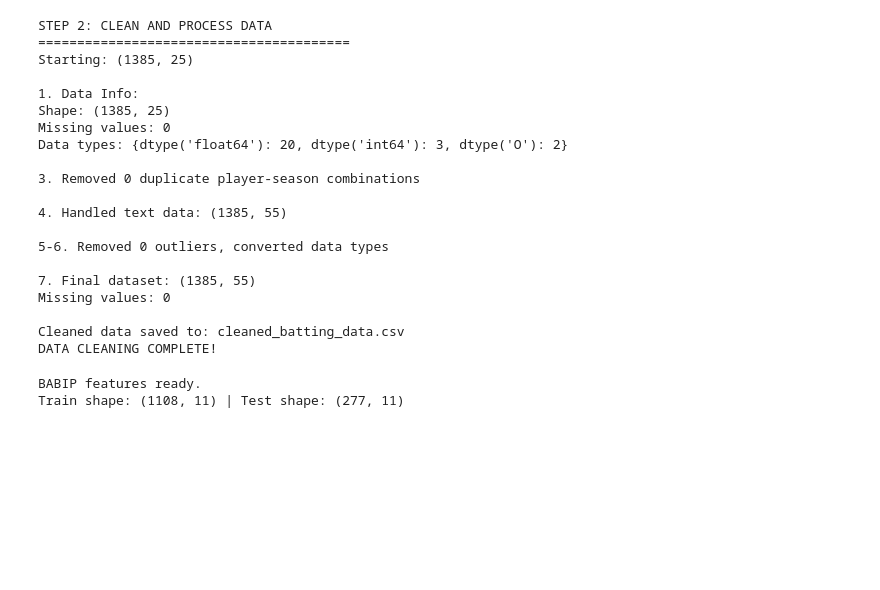
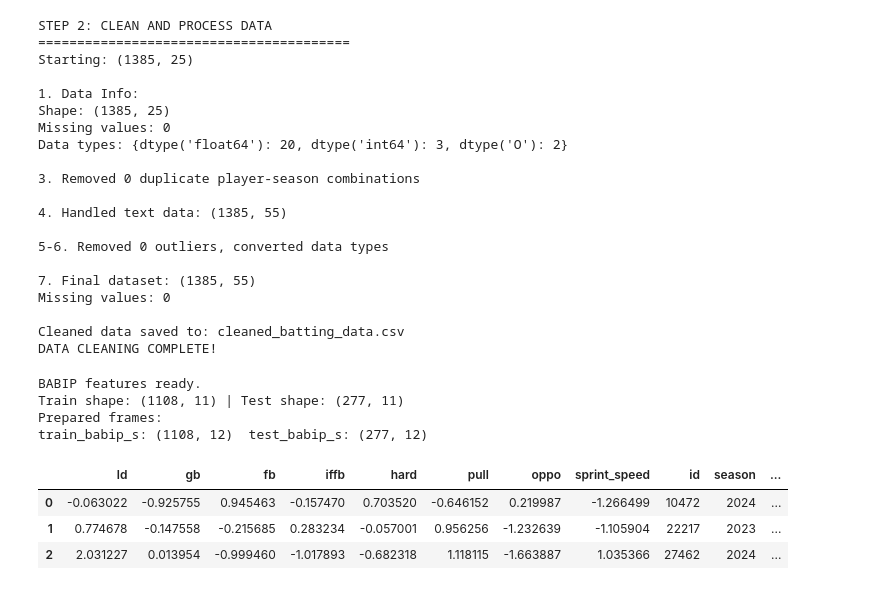
Before and after one commit to nseluga/Batting-Average-Ability, a Jupyter notebook: batting_average_model.ipynb, the cells around one changed output. Drawn from its saved outputs; the diff is of its cells as text; code cells hidden in the pictures; blank space fills up the shorter version.

Commit message:
standardized features and verified data

```diff
--- a/batting_average_model.ipynb
+++ b/batting_average_model.ipynb
@@ -283,38 +283,76 @@ Y_test.to_csv('Y_test.csv', index=False)
 # Random Forest Model Training
 # %%
 # Mixed effects Model Training
+from sklearn.preprocessing import StandardScaler
 
-# --- BABIP feature selection (no fitting) ---
+# --- BABIP feature selection ---
 # Load your already-split features
 X_train = pd.read_csv("X_train.csv")
 X_test  = pd.read_csv("X_test.csv")
 
 # Fixed effects for BABIP
 babip_fixed = ["ld","gb","fb","iffb","hard","pull","oppo","sprint_speed"]
 
 # Columns we must carry for mixed-effects + weights
 carry_cols = ["id","season","pa"]
 
 # Ensure we have everything; if any carry_cols are missing from X_*, try to merge from the cleaned file
 needed = babip_fixed + carry_cols
 missing_tr = [c for c in needed if c not in X_train.columns]
 missing_te = [c for c in needed if c not in X_test.columns]
 
 if missing_tr or missing_te:
     base = pd.read_csv("cleaned_batting_data.csv")
     join_keys = [k for k in ["id","season"] if k in X_train.columns and k in base.columns]
     if not join_keys:
         raise KeyError("Need join keys ('id','season') in X_train and cleaned_batting_data.csv to fetch missing columns.")
     fetch_cols = list(set(needed + join_keys))
     X_train = X_train.merge(base[fetch_cols].drop_duplicates(join_keys), on=join_keys, how="left")
     X_test  = X_test.merge(base[fetch_cols].drop_duplicates(join_keys),  on=join_keys, how="left")
 
 # Final BABIP matrices (features + carry-alongs)
 X_babip_train = X_train[needed].copy()
 X_babip_test  = X_test[needed].copy()
 
 print("BABIP features ready.")
 print("Train shape:", X_babip_train.shape, "| Test shape:", X_babip_test.shape)
+
+base = pd.read_csv("cleaned_batting_data.csv")
+
+# Join the babip target by (id, season)
+join_keys = [k for k in ["id","season"] if k in X_babip_train.columns and k in base.columns]
+if not join_keys:
+    raise KeyError("Need 'id' and/or 'season' in both X_babip_* and cleaned_batting_data.csv")
+
+train_babip = X_babip_train.merge(
+    base[join_keys + ["babip"]].drop_duplicates(join_keys),
+    on=join_keys, how="left"
+)
+test_babip = X_babip_test.merge(
+    base[join_keys + ["babip"]].drop_duplicates(join_keys),
+    on=join_keys, how="left"
+)
+
+# Drop rows without target (just in case)
+train_babip = train_babip.dropna(subset=["babip"]).copy()
+
+# Standardize the fixed effects (keeps id/season/pa untouched)
+scaler = StandardScaler().fit(train_babip[babip_fixed])
+
+train_babip_s = train_babip.copy()
+test_babip_s  = test_babip.copy()
+train_babip_s[babip_fixed] = scaler.transform(train_babip[babip_fixed])
+test_babip_s[babip_fixed]  = scaler.transform(test_babip[babip_fixed])
+
+print("Prepared frames:")
+print("train_babip_s:", train_babip_s.shape, " test_babip_s:", test_babip_s.shape)
+train_babip_s.head(3)
 # %% [output]
 BABIP features ready.
 Train shape: (1108, 11) | Test shape: (277, 11)
+Prepared frames:
+train_babip_s: (1108, 12)  test_babip_s: (277, 12)
+|  | ld | gb | fb | iffb | hard | pull | oppo | sprint_speed | id | season | ... |
+| 0 | -0.063022 | -0.925755 | 0.945463 | -0.157470 | 0.703520 | -0.646152 | 0.219987 | -1.266499 | 10472 | 2024 | ... |
+| 1 | 0.774678 | -0.147558 | -0.215685 | 0.283234 | -0.057001 | 0.956256 | -1.232639 | -1.105904 | 22217 | 2023 | ... |
+| 2 | 2.031227 | 0.013954 | -0.999460 | -1.017893 | -0.682318 | 1.118115 | -1.663887 | 1.035366 | 27462 | 2024 | ... |
```
